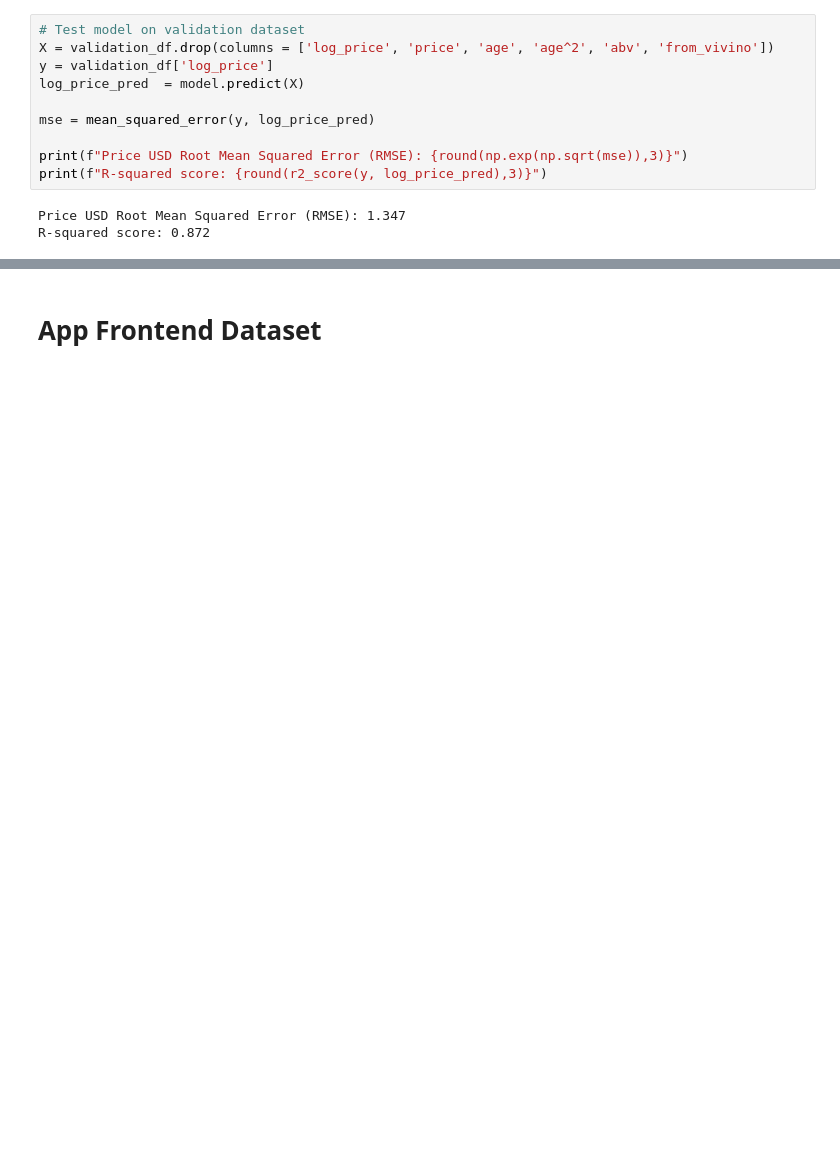
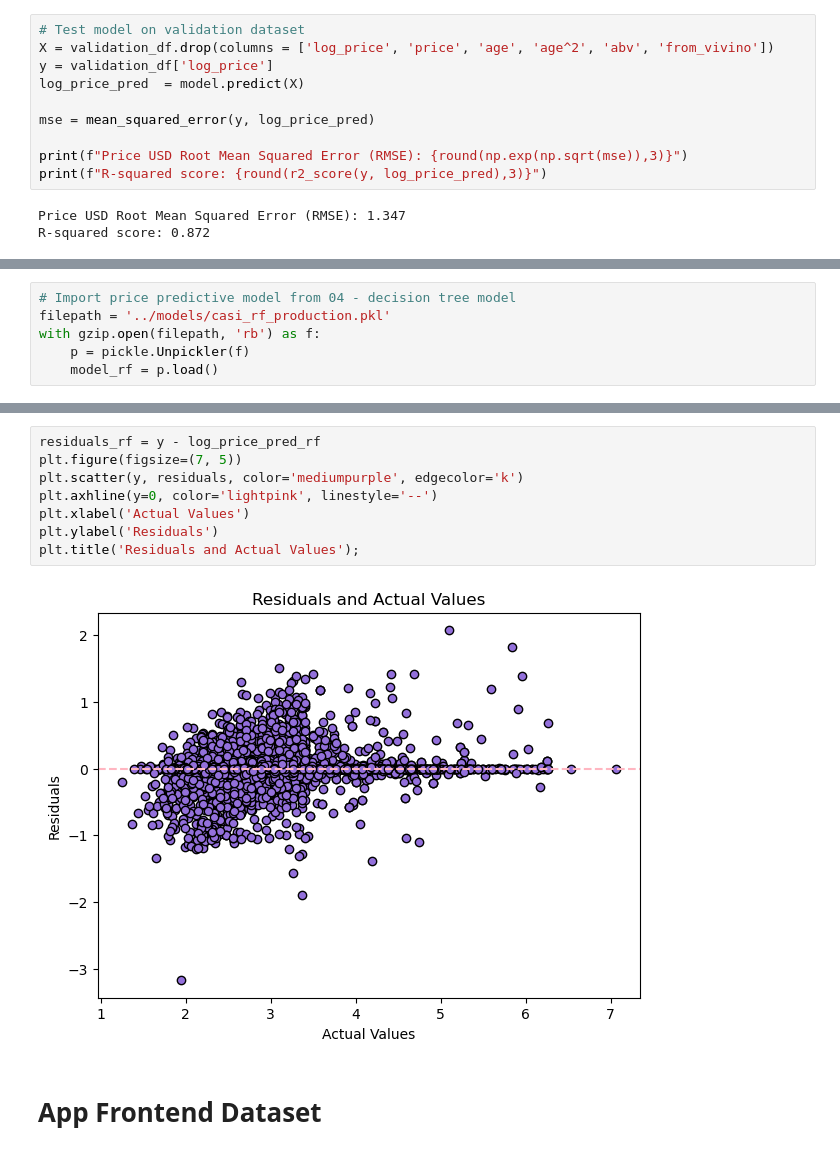
Before and after one commit to acdaniel864/capstone, a Jupyter notebook: code/05_model_validation.ipynb, the cells around one changed output, grey strips where cells are left out. Cells and saved outputs as stored; diff of their text form; blank space fills up the shorter version.

```diff
--- a/code/05_model_validation.ipynb
+++ b/code/05_model_validation.ipynb
@@ -61,0 +62,6 @@ plt.show()
+# %%
+# Import price predictive model from 04 - decision tree model
+filepath = '../models/casi_rf_production.pkl'
+with gzip.open(filepath, 'rb') as f:
+    p = pickle.Unpickler(f)
+    model_rf = p.load()
@@ -62,3 +80,13 @@ plt.show()
+# %%
+residuals_rf = y - log_price_pred_rf
+plt.figure(figsize=(7, 5))
+plt.scatter(y, residuals, color='mediumpurple', edgecolor='k')
+plt.axhline(y=0, color='lightpink', linestyle='--')
+plt.xlabel('Actual Values')
+plt.ylabel('Residuals')
+plt.title('Residuals and Actual Values');
+# %% [output]
+[figure, added]
 # %% [markdown]
 # App Frontend Dataset
 # %%
```
Also changed, not shown: parts of 16 cells of this notebook, 8 other files.
